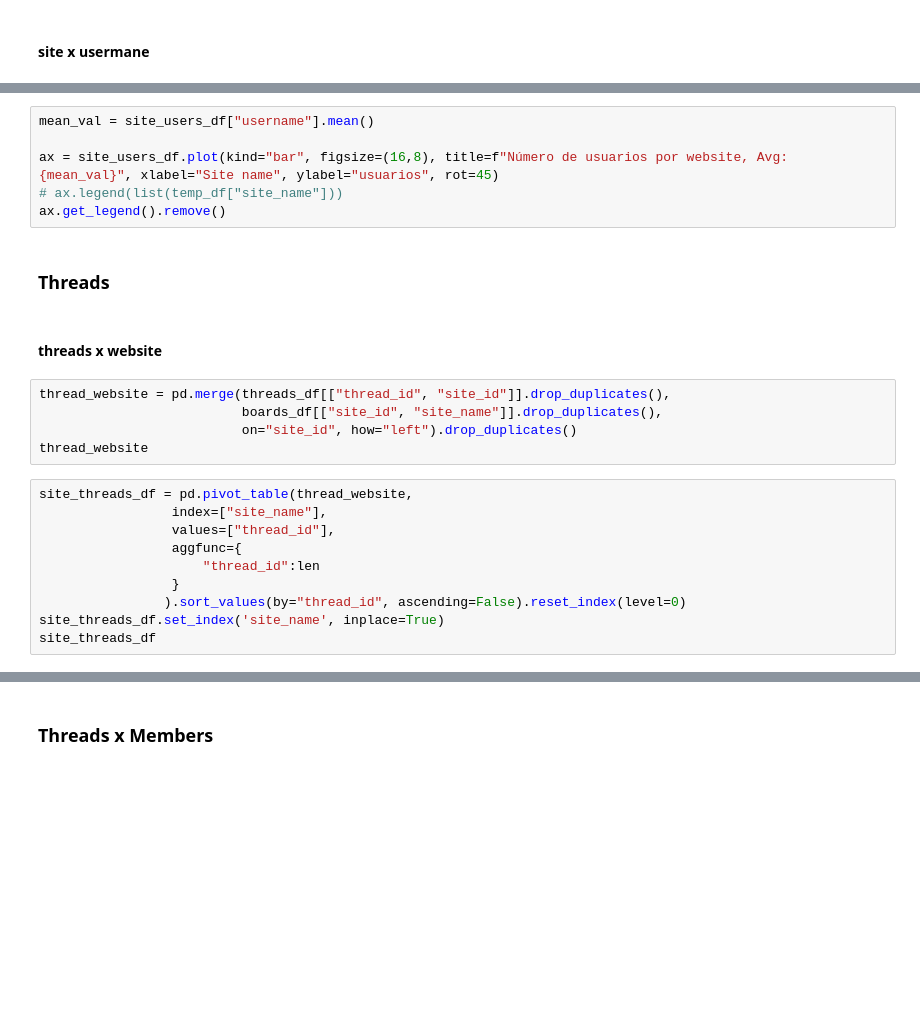
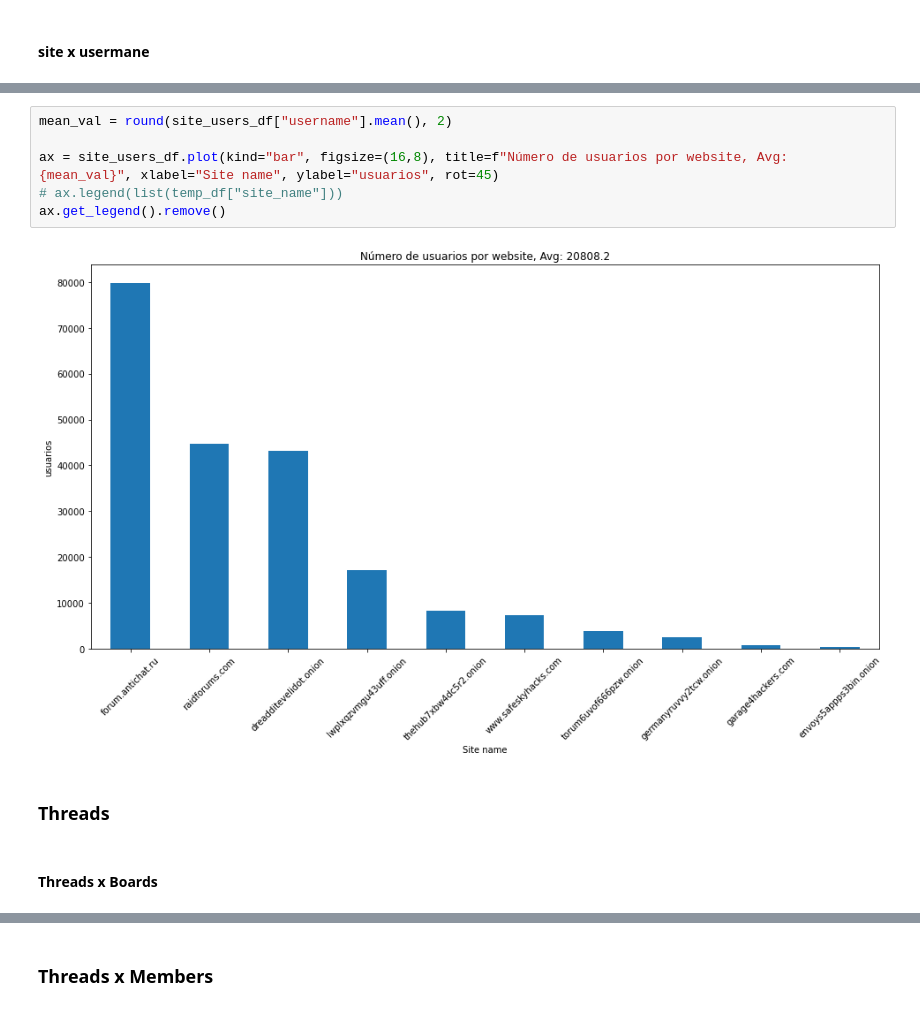
Before and after one commit to fmorenovr/crimepy, a Jupyter notebook: notebooks/3_DB_Statistics.ipynb, the cells around one changed output, grey strips where cells are left out. Cells and saved outputs as stored; diff of their text form; blank space fills up the shorter version.

```diff
--- a/notebooks/3_DB_Statistics.ipynb
+++ b/notebooks/3_DB_Statistics.ipynb
@@ -140,25 +426,12 @@ site_users_df
 # %%
-mean_val = site_users_df["username"].mean()
+mean_val = round(site_users_df["username"].mean(), 2)
 
 ax = site_users_df.plot(kind="bar", figsize=(16,8), title=f"Número de usuarios por website, Avg: {mean_val}", xlabel="Site name", ylabel="usuarios", rot=45)
 # ax.legend(list(temp_df["site_name"]))
 ax.get_legend().remove()
+# %% [output]
+[figure, added]
 # %% [markdown]
 ### Threads
-# %% [markdown]
-#### threads x website
-# %%
-thread_website = pd.merge(threads_df[["thread_id", "site_id"]].drop_duplicates(),
-                          boards_df[["site_id", "site_name"]].drop_duplicates(),
-                          on="site_id", how="left").drop_duplicates()
-thread_website
-# %%
-site_threads_df = pd.pivot_table(thread_website,
-                 index=["site_name"],
-                 values=["thread_id"],
-                 aggfunc={
-                     "thread_id":len
-                 }
-                ).sort_values(by="thread_id", ascending=False).reset_index(level=0)
-site_threads_df.set_index('site_name', inplace=True)
-site_threads_df
+# %% [markdown]
+#### Threads x Boards
```
Also changed, not shown: parts of 53 cells of this notebook, 5 other files.
